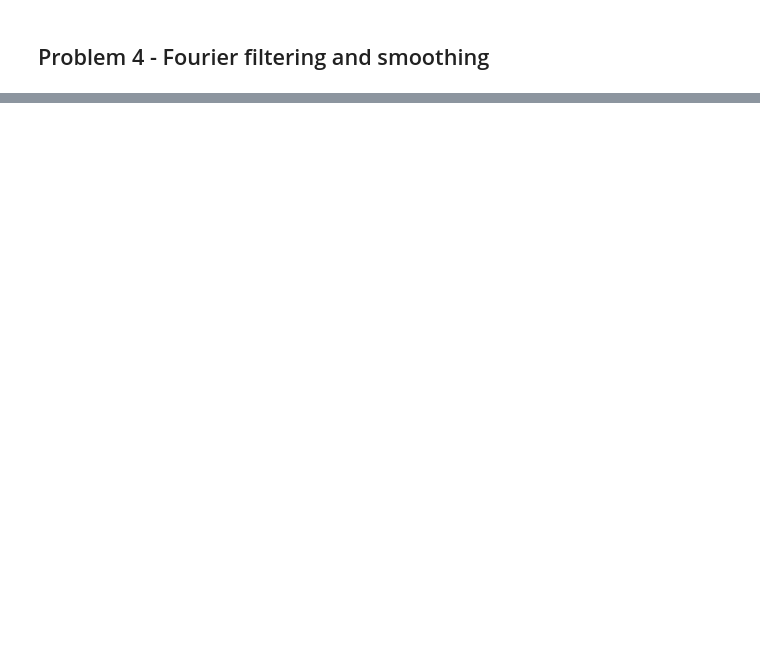
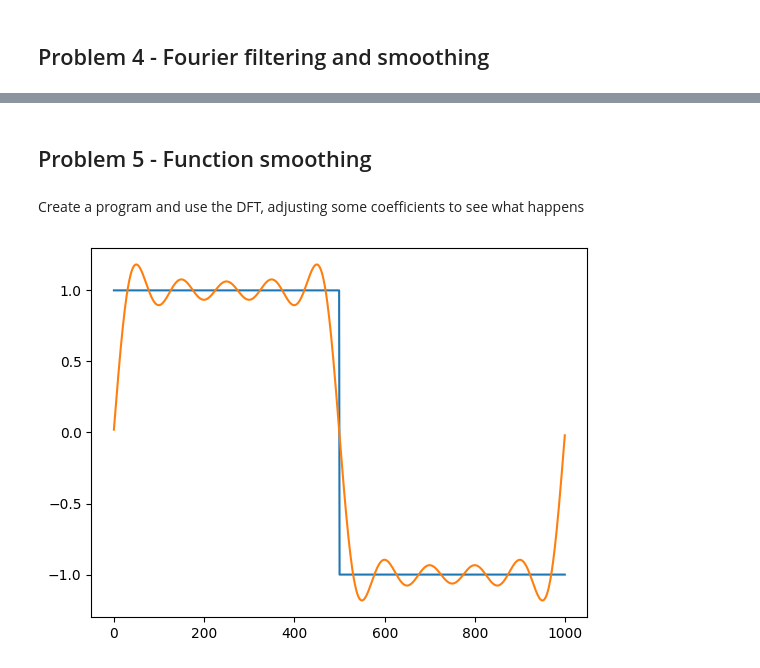
Before and after one commit to physerikc/computational-physics-II, a Jupyter notebook: list1 - fourier transform.ipynb, the cells around one changed output, grey strips where cells are left out. Drawn from its saved outputs; the diff is of its cells as text; code cells hidden in the pictures; blank space fills up the shorter version.

```diff
--- a/list1 - fourier transform.ipynb
+++ b/list1 - fourier transform.ipynb
@@ -236,0 +312,12 @@ $$ \frac{44100 \hspace{0.3cm} notes}{1 \hspace{0.3cm} sec} = \frac{x \hspace{0.3
+# %%
+for i in range(len(ck4)):
+    if i > len(ck4)/10:
+        ck4[i] = 0
+
+yk4 = irfft(ck4)
+
+plt.plot(dow)
+plt.plot(yk4)
+plt.title('inverse fourier transform 10%')
+
+plt.show()
@@ -236,0 +351,32 @@ $$ \frac{44100 \hspace{0.3cm} notes}{1 \hspace{0.3cm} sec} = \frac{x \hspace{0.3
+# %% [markdown]
+## Problem 5 - Function smoothing
+# %% [markdown]
+Create a program and use the DFT, adjusting some coefficients to see what happens
+# %%
+def func_5(array):
+
+    y = []
+    for t in array:
+        if floor(2*t)%2 == 0:
+            y.append(1)
+        else:
+            y.append(-1)
+    return y
+# %%
+N = 1000
+arr = arange(0, 1, 1/N)
+
+df = np.array(func_5(arr))
+ck5 = rfft(df)
+
+for i in range(len(ck5)):
+    if i > 10:
+        ck5[i] = 0
+
+yk5 = irfft(ck5)
+
+plt.plot(df)
+plt.plot(yk5)
+plt.show()
+# %% [output]
+[figure, added]
```
Also changed, not shown: parts of 35 cells of this notebook.
